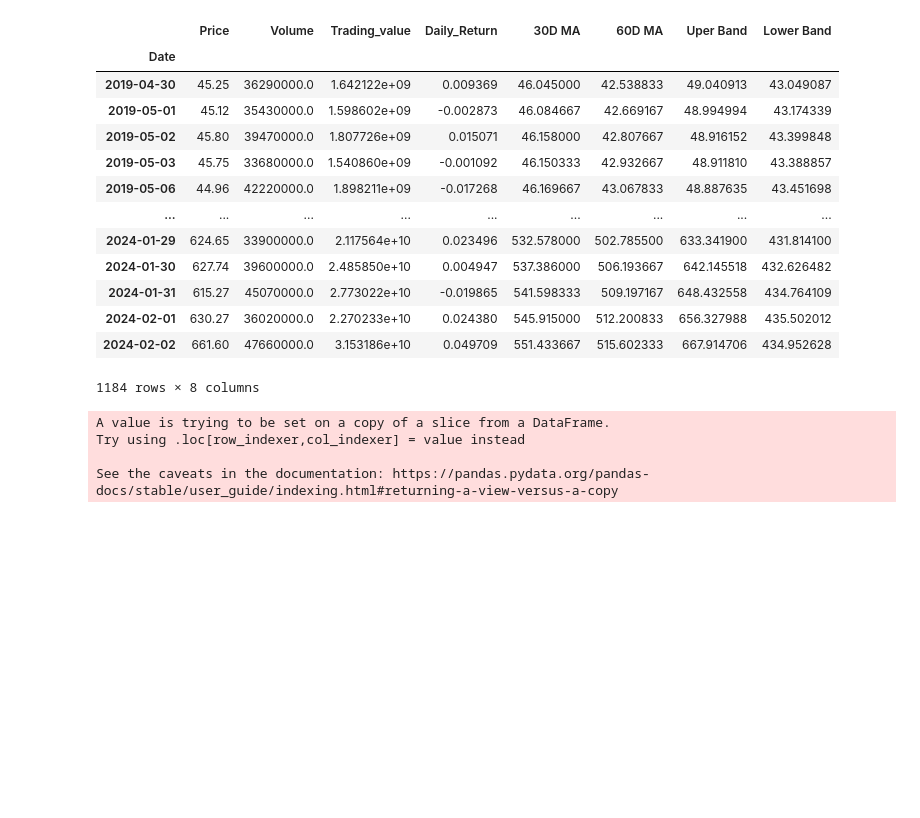
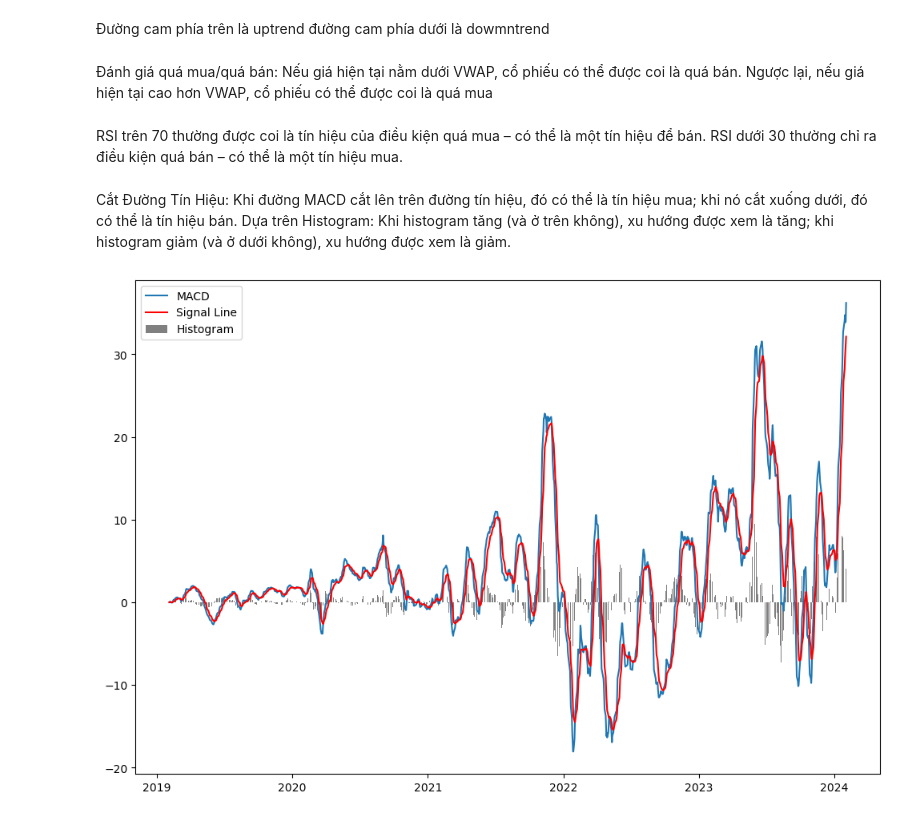
Before and after one commit to noskaiser2310/FDS-PJ1, a Jupyter notebook: FDS-Project 1/Stock/Nvida.ipynb, the cells around one changed output. Cells and saved outputs as stored; diff of their text form; code cells hidden in the pictures; blank space fills up the shorter version.

```diff
--- a/FDS-Project 1/Stock/Nvida.ipynb
+++ b/FDS-Project 1/Stock/Nvida.ipynb
@@ -7,9 +8,11 @@ import plotly.express as px
 from scipy.signal import argrelextrema
 # %%
-df = pd.read_csv("Stock.csv")
+df = pd.read_csv("Nvidia.csv")
 df["Date"] = pd.to_datetime(df["Date"])
 df = df.drop(columns=["Unnamed: 0"])
 df.set_index("Date", inplace=True)
+# %%
+df.columns = ['Price','Volume','Timestamp']
 # %%
 def weekly_price(x):
     weekly_price = df[x].resample("W").mean()
@@ -55,18 +49,0 @@ See the caveats in the documentation: https://pandas.pydata.org/pandas-docs/stab
-# %%
-Nvidia.head()
-Nvidia.dropna()
-# %% [output]
-|  | Price | Volume | Trading_value | Daily_Return | 30D MA | 60D MA | Uper Band | Lower Band |
-| Date |  |  |  |  |  |  |  |  |
-| 2019-04-30 | 45.25 | 36290000.0 | 1.642122e+09 | 0.009369 | 46.045000 | 42.538833 | 49.040913 | 43.049087 |
-| 2019-05-01 | 45.12 | 35430000.0 | 1.598602e+09 | -0.002873 | 46.084667 | 42.669167 | 48.994994 | 43.174339 |
-| 2019-05-02 | 45.80 | 39470000.0 | 1.807726e+09 | 0.015071 | 46.158000 | 42.807667 | 48.916152 | 43.399848 |
-| 2019-05-03 | 45.75 | 33680000.0 | 1.540860e+09 | -0.001092 | 46.150333 | 42.932667 | 48.911810 | 43.388857 |
-| 2019-05-06 | 44.96 | 42220000.0 | 1.898211e+09 | -0.017268 | 46.169667 | 43.067833 | 48.887635 | 43.451698 |
-| ... | ... | ... | ... | ... | ... | ... | ... | ... |
-| 2024-01-29 | 624.65 | 33900000.0 | 2.117564e+10 | 0.023496 | 532.578000 | 502.785500 | 633.341900 | 431.814100 |
-| 2024-01-30 | 627.74 | 39600000.0 | 2.485850e+10 | 0.004947 | 537.386000 | 506.193667 | 642.145518 | 432.626482 |
-| 2024-01-31 | 615.27 | 45070000.0 | 2.773022e+10 | -0.019865 | 541.598333 | 509.197167 | 648.432558 | 434.764109 |
-| 2024-02-01 | 630.27 | 36020000.0 | 2.270233e+10 | 0.024380 | 545.915000 | 512.200833 | 656.327988 | 435.502012 |
-| 2024-02-02 | 661.60 | 47660000.0 | 3.153186e+10 | 0.049709 | 551.433667 | 515.602333 | 667.914706 | 434.952628 |
-1184 rows × 8 columns
@@ -73,9 +67,6 @@ Nvidia.dropna()
 # %%
-daily_return_std = Nvidia['Daily_Return'].std()
-Nvidia['Normalized_Volatility'] = Nvidia['Daily_Return'] / daily_return_std
+daily_return_std = df['Daily_Return'].std()
+df['Normalized_Volatility'] = df['Daily_Return'] / daily_return_std
-# %% [output]
-A value is trying to be set on a copy of a slice from a DataFrame.
-Try using .loc[row_indexer,col_indexer] = value instead
-
-See the caveats in the documentation: https://pandas.pydata.org/pandas-docs/stable/user_guide/indexing.html#returning-a-view-versus-a-copy
+# %% [markdown]
+Đường cam phía trên là uptrend đường cam phía dưới là dowmntrend
 # %%
@@ -89 +79,11 @@ fig = px.line(data_frame=Nivida_check_2)
 fig.show()
+# %% [markdown]
+Đánh giá quá mua/quá bán: Nếu giá hiện tại nằm dưới VWAP, cổ phiếu có thể được coi là quá bán. Ngược lại, nếu giá hiện tại cao hơn VWAP, cổ phiếu có thể được coi là quá mua
+# %%
+
+df['VWAP'] = (df['Price'] * df['Volume']).cumsum() / df['Volume'].cumsum()
+fig=px.line(df[['Price','VWAP']])
+fig.show()
+# %% [markdown]
+RSI trên 70 thường được coi là tín hiệu của điều kiện quá mua – có thể là một tín hiệu để bán.
+RSI dưới 30 thường chỉ ra điều kiện quá bán – có thể là một tín hiệu mua.
@@ -89,0 +93,27 @@ fig.show()
+# %% [markdown]
+Cắt Đường Tín Hiệu: Khi đường MACD cắt lên trên đường tín hiệu, đó có thể là tín hiệu mua; khi nó cắt xuống dưới, đó có thể là tín hiệu bán.
+Dựa trên Histogram: Khi histogram tăng (và ở trên không), xu hướng được xem là tăng; khi histogram giảm (và ở dưới không), xu hướng được xem là giảm.
+# %%
+
+
+df['EMA_12'] = df['Price'].ewm(span=12, adjust=False).mean()
+df['EMA_26'] = df['Price'].ewm(span=26, adjust=False).mean()
+
+# MACD line is the difference between the 12-day EMA and the 26-day EMA
+df['MACD'] = df['EMA_12'] - df['EMA_26']
+
+# Signal EMA is the 9-day EMA of the MACD line
+df['Signal_Line'] = df['MACD'].ewm(span=9, adjust=False).mean()
+
+# Histogram is the difference between the MACD line and the Signal line
+df['Histogram'] = df['MACD'] - df['Signal_Line']
+
+# Plot the chart
+plt.figure(figsize=(12, 8))
+plt.plot(df.index, df['MACD'], label='MACD')
+plt.plot(df.index, df['Signal_Line'], label='Signal Line', color='red')
+plt.bar(df.index, df['Histogram'], label='Histogram', color='gray')
+plt.legend()
+plt.show()
+# %% [output]
+[figure, added]
```
Also changed, not shown: parts of 12 cells of this notebook, 3 other files.
